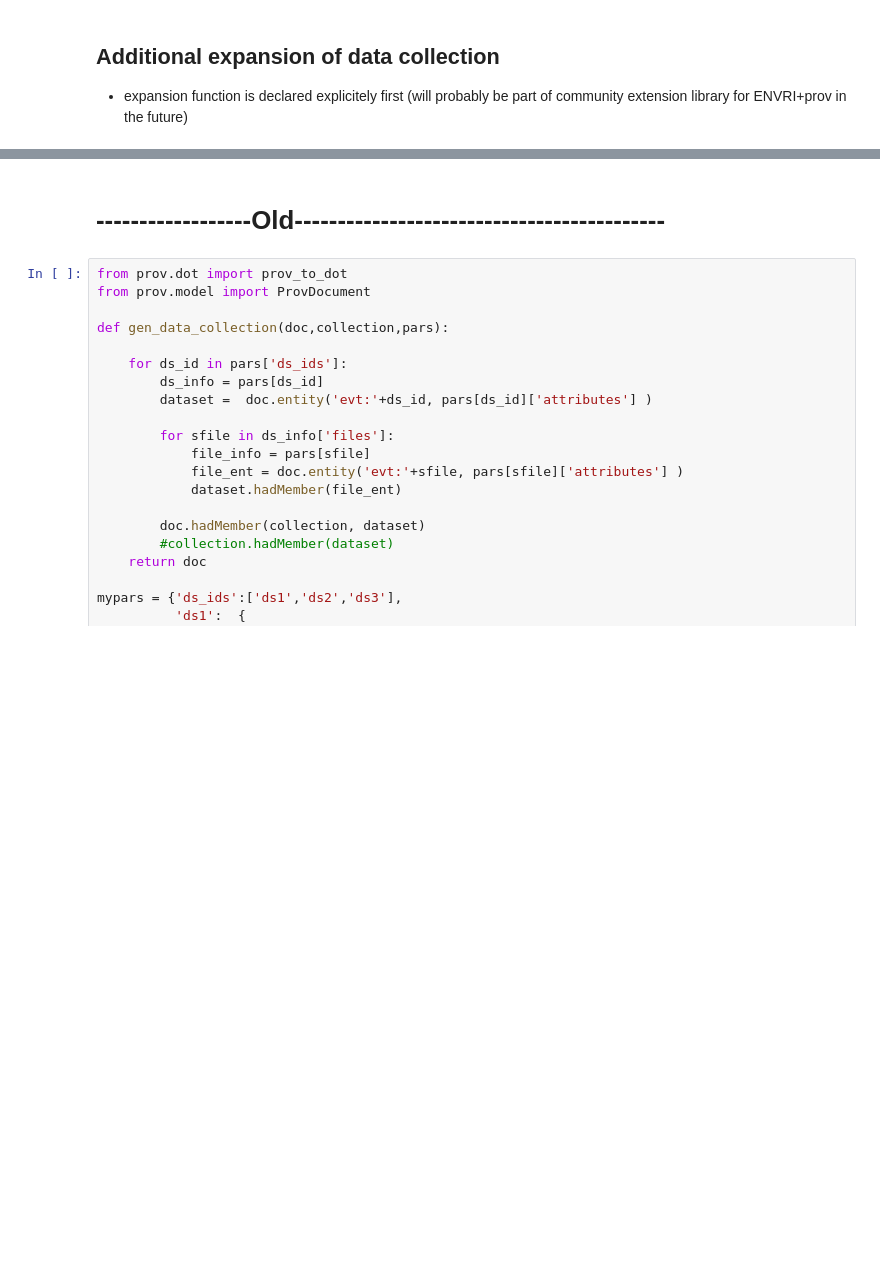
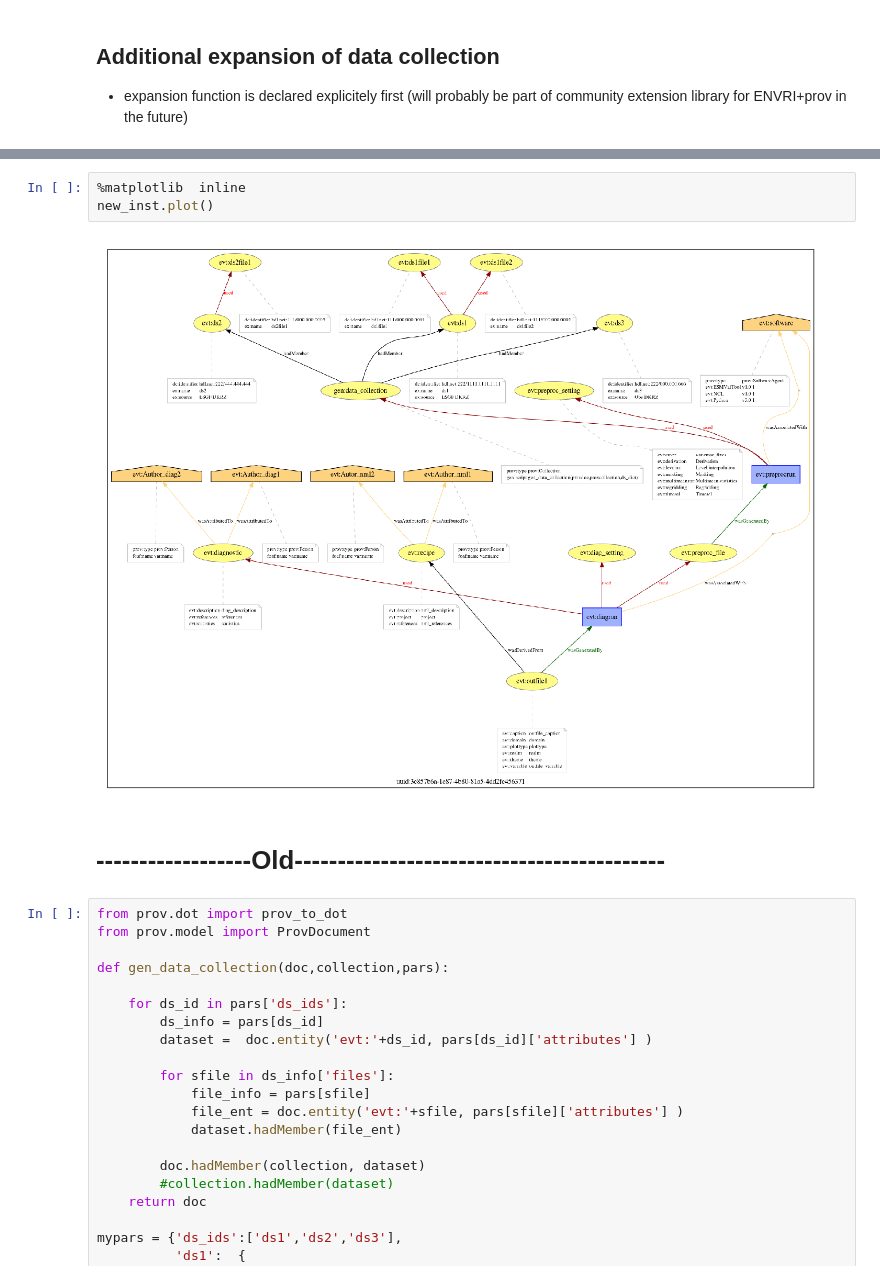
Before and after one commit to stephank16/enes_graph_use_case, a Jupyter notebook: prov_templates/esmval-prov.ipynb, the cells around one changed output, grey strips where cells are left out. Cells and saved outputs as stored; diff of their text form; blank space fills up the shorter version.

```diff
--- a/prov_templates/esmval-prov.ipynb
+++ b/prov_templates/esmval-prov.ipynb
@@ -384,3 +385,8 @@ result.plot()
+# %%
+%matplotlib  inline
+new_inst.plot()
+# %% [output]
+[figure, added]
 # %% [markdown]
 # ------------------Old-------------------------------------------
 # %%
```
Also changed, not shown: parts of 7 cells of this notebook, 1 other file.
